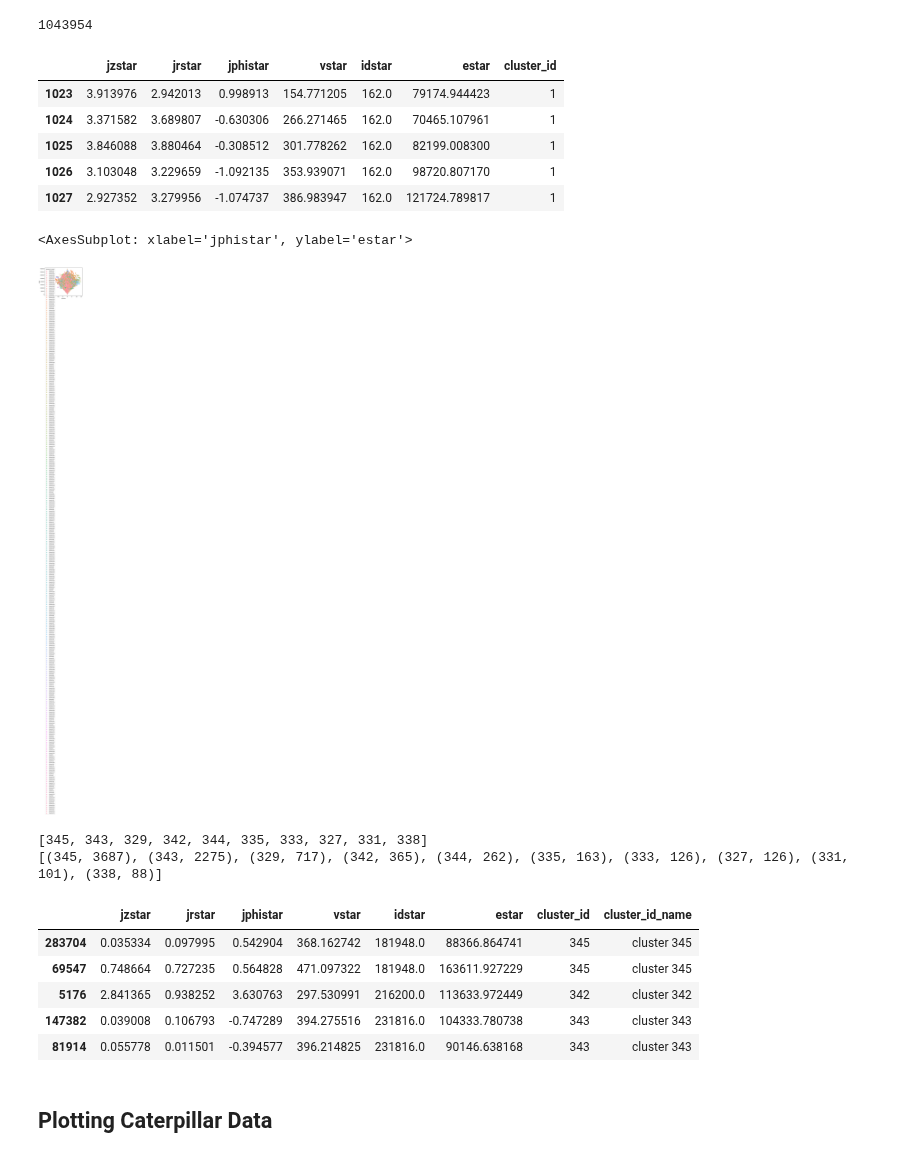
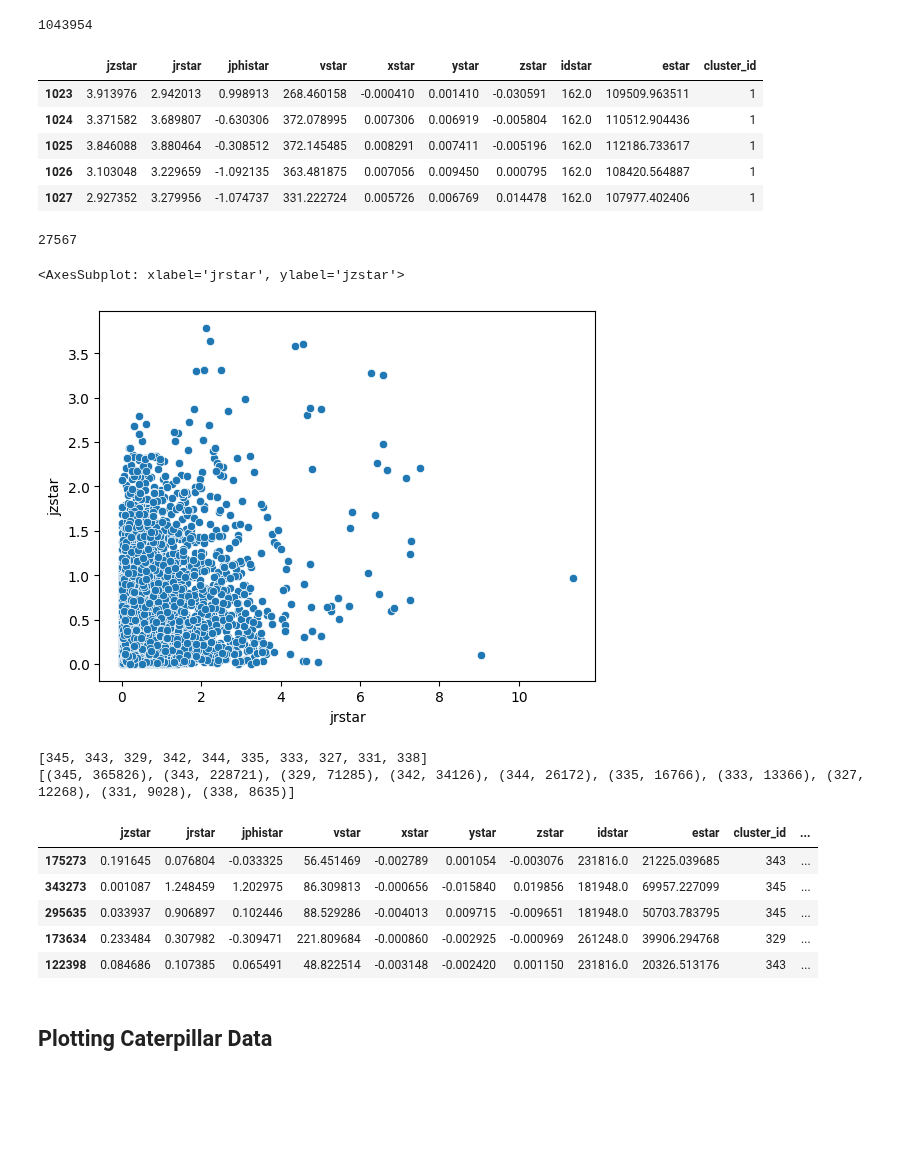
Before and after one commit to michaelyhuang23/Gaia3DR-explore, a Jupyter notebook: notebooks/caterpillar-process/explore-caterpillar.ipynb, the cells around one changed output. Saved outputs shown, nothing was run; the diff lists cells and outputs as text; code cells hidden in the pictures; blank space fills up the shorter version.

Commit message:
training works on caterpillar, eval doesnt

```diff
--- a/notebooks/caterpillar-process/explore-caterpillar.ipynb
+++ b/notebooks/caterpillar-process/explore-caterpillar.ipynb
@@ -6,49 +6,53 @@ import seaborn as sns
 from collections import Counter
 import plotly.express as px
 # %%
-df_ = pd.read_hdf('../../data/caterpillar/labeled_caterpillar_data/labeled_1232423_1.h5', key='star')
+df_ = pd.read_hdf('../../data/caterpillar/labeled_caterpillar_data/labeled_1232423_all.h5', key='star')
 print(len(df_))
 df_.head()
 # %% [output]
 1043954
-|  | jzstar | jrstar | jphistar | vstar | idstar | estar | cluster_id |
-| 1023 | 3.913976 | 2.942013 | 0.998913 | 154.771205 | 162.0 | 79174.944423 | 1 |
-| 1024 | 3.371582 | 3.689807 | -0.630306 | 266.271465 | 162.0 | 70465.107961 | 1 |
-| 1025 | 3.846088 | 3.880464 | -0.308512 | 301.778262 | 162.0 | 82199.008300 | 1 |
-| 1026 | 3.103048 | 3.229659 | -1.092135 | 353.939071 | 162.0 | 98720.807170 | 1 |
-| 1027 | 2.927352 | 3.279956 | -1.074737 | 386.983947 | 162.0 | 121724.789817 | 1 |
+|  | jzstar | jrstar | jphistar | vstar | xstar | ystar | zstar | idstar | estar | cluster_id |
+| 1023 | 3.913976 | 2.942013 | 0.998913 | 268.460158 | -0.000410 | 0.001410 | -0.030591 | 162.0 | 109509.963511 | 1 |
+| 1024 | 3.371582 | 3.689807 | -0.630306 | 372.078995 | 0.007306 | 0.006919 | -0.005804 | 162.0 | 110512.904436 | 1 |
+| 1025 | 3.846088 | 3.880464 | -0.308512 | 372.145485 | 0.008291 | 0.007411 | -0.005196 | 162.0 | 112186.733617 | 1 |
+| 1026 | 3.103048 | 3.229659 | -1.092135 | 363.481875 | 0.007056 | 0.009450 | 0.000795 | 162.0 | 108420.564887 | 1 |
+| 1027 | 2.927352 | 3.279956 | -1.074737 | 331.222724 | 0.005726 | 0.006769 | 0.014478 | 162.0 | 107977.402406 | 1 |
 # %%
-sunx, suny, sunz = 0,0,8/1000 # all units in kiloparsecs
-radius = 0.05 # 50 kiloparsecs
+sunx, suny, sunz = 0,8/1000,0 # all units in kiloparsecs
+radius = 0.005 # 50 kiloparsecs
 # %%
 df_ = df_.loc[(df_['xstar']-sunx)**2 + (df_['ystar']-suny)**2 + (df_['zstar']-sunz)**2 < radius**2]
+# %%
+print(len(df_))
+# %% [output]
+27567
 # %%
 chosen_ids = np.random.choice(len(df_), min(len(df_), 1000000))
 df = df_.iloc[chosen_ids].copy()
 # %%
 df['cluster_id_name'] = [f'cluster {i}' for i in df['cluster_id']]
-sns.scatterplot(data=df, x='jphistar', y='estar')
+sns.scatterplot(data=df, x='jrstar', y='jzstar')
 # %% [output]
-<AxesSubplot: xlabel='jphistar', ylabel='estar'>
+<AxesSubplot: xlabel='jrstar', ylabel='jzstar'>
-[figure, old version]
+[figure, new version]
 # %%
 cluster_ids = [i for i,c in Counter(df['cluster_id']).most_common()[:10]]
 print(cluster_ids)
 print(Counter(df['cluster_id']).most_common()[:10])
 # %% [output]
 [345, 343, 329, 342, 344, 335, 333, 327, 331, 338]
-[(345, 3687), (343, 2275), (329, 717), (342, 365), (344, 262), (335, 163), (333, 126), (327, 126), (331, 101), (338, 88)]
+[(345, 365826), (343, 228721), (329, 71285), (342, 34126), (344, 26172), (335, 16766), (333, 13366), (327, 12268), (331, 9028), (338, 8635)]
 # %%
 df_small = df.loc[df['cluster_id'].isin(cluster_ids)]
 # %%
 df_small.head()
 # %% [output]
-|  | jzstar | jrstar | jphistar | vstar | idstar | estar | cluster_id | cluster_id_name |
-| 283704 | 0.035334 | 0.097995 | 0.542904 | 368.162742 | 181948.0 | 88366.864741 | 345 | cluster 345 |
-| 69547 | 0.748664 | 0.727235 | 0.564828 | 471.097322 | 181948.0 | 163611.927229 | 345 | cluster 345 |
-| 5176 | 2.841365 | 0.938252 | 3.630763 | 297.530991 | 216200.0 | 113633.972449 | 342 | cluster 342 |
-| 147382 | 0.039008 | 0.106793 | -0.747289 | 394.275516 | 231816.0 | 104333.780738 | 343 | cluster 343 |
-| 81914 | 0.055778 | 0.011501 | -0.394577 | 396.214825 | 231816.0 | 90146.638168 | 343 | cluster 343 |
+|  | jzstar | jrstar | jphistar | vstar | xstar | ystar | zstar | idstar | estar | cluster_id | ... |
+| 175273 | 0.191645 | 0.076804 | -0.033325 | 56.451469 | -0.002789 | 0.001054 | -0.003076 | 231816.0 | 21225.039685 | 343 | ... |
+| 343273 | 0.001087 | 1.248459 | 1.202975 | 86.309813 | -0.000656 | -0.015840 | 0.019856 | 181948.0 | 69957.227099 | 345 | ... |
+| 295635 | 0.033937 | 0.906897 | 0.102446 | 88.529286 | -0.004013 | 0.009715 | -0.009651 | 181948.0 | 50703.783795 | 345 | ... |
+| 173634 | 0.233484 | 0.307982 | -0.309471 | 221.809684 | -0.000860 | -0.002925 | -0.000969 | 261248.0 | 39906.294768 | 329 | ... |
+| 122398 | 0.084686 | 0.107385 | 0.065491 | 48.822514 | -0.003148 | -0.002420 | 0.001150 | 231816.0 | 20326.513176 | 343 | ... |
 # %% [markdown]
 ## Plotting Caterpillar Data
 # %%
```
Also changed, not shown: parts of 1 cell of this notebook, 14 other files.
